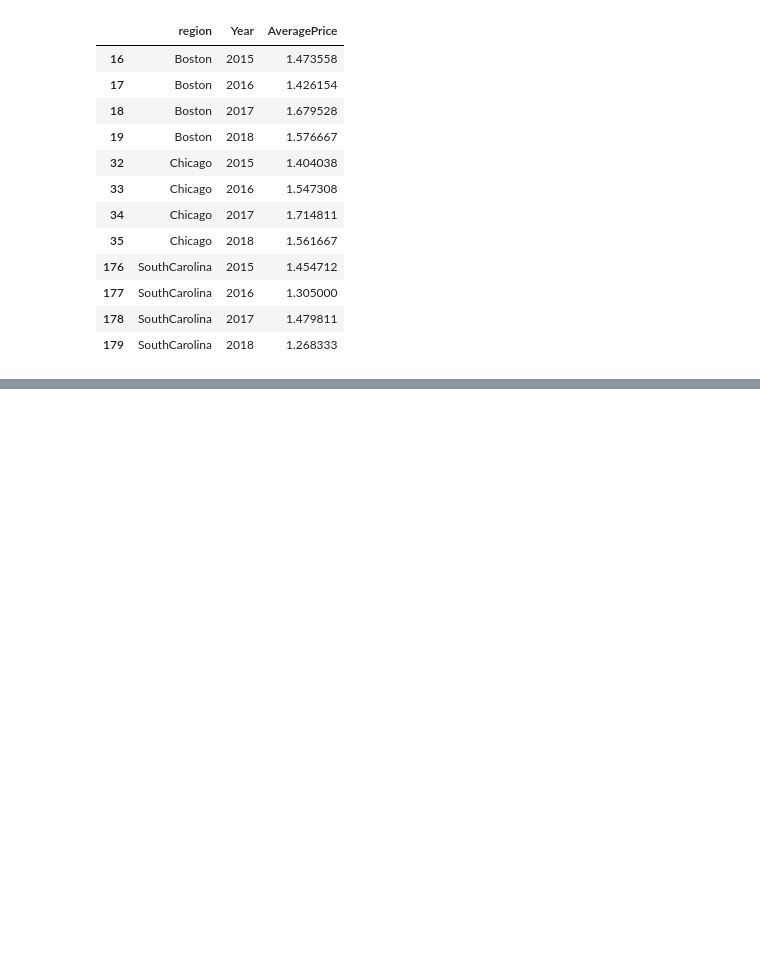
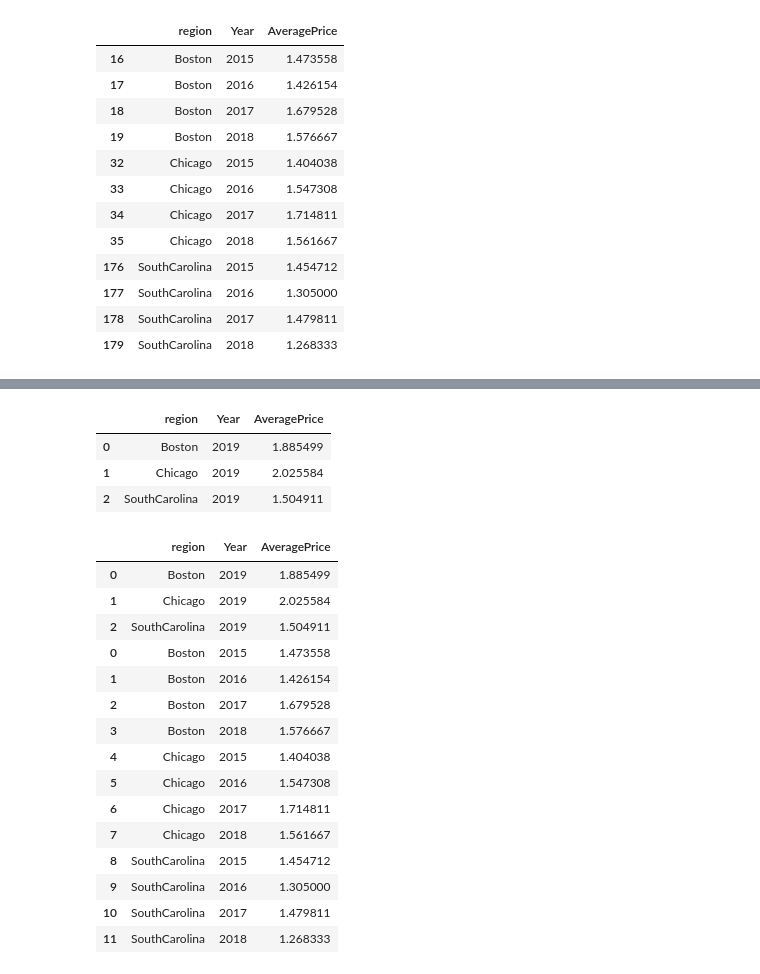
Before and after one commit to vanessafveiga7/Final-Project-Solo2, a Jupyter notebook: Assignments/Avocados.ipynb, the cells around one changed output, grey strips where cells are left out. Drawn from its saved outputs; the diff is of its cells as text; code cells hidden in the pictures; blank space fills up the shorter version.

```diff
--- a/Assignments/Avocados.ipynb
+++ b/Assignments/Avocados.ipynb
@@ -447,0 +478,39 @@ predictions.to_csv('../Data/predictions.csv', index=False)
+# %%
+#saving to a new df just in case I need to correct something, I want to add the predictions and the original data together to form a line graph.
+lineGraph = predictions_df
+# %%
+#renaming the columns so they all say the same thing
+lineGraph = lineGraph.rename(columns={'Region':'region', 'Predicted_Price':'AveragePrice'})
+# %%
+#checking
+lineGraph
+# %% [output]
+|  | region | Year | AveragePrice |
+| 0 | Boston | 2019 | 1.885499 |
+| 1 | Chicago | 2019 | 2.025584 |
+| 2 | SouthCarolina | 2019 | 1.504911 |
+# %%
+#adding together for concat
+lineGraph1 = [lineGraph, result_df1]
+# %%
+lineGraphFinal = pd.concat(lineGraph1)
+# %%
+#voila
+lineGraphFinal
+# %% [output]
+|  | region | Year | AveragePrice |
+| 0 | Boston | 2019 | 1.885499 |
+| 1 | Chicago | 2019 | 2.025584 |
+| 2 | SouthCarolina | 2019 | 1.504911 |
+| 0 | Boston | 2015 | 1.473558 |
+| 1 | Boston | 2016 | 1.426154 |
+| 2 | Boston | 2017 | 1.679528 |
+| 3 | Boston | 2018 | 1.576667 |
+| 4 | Chicago | 2015 | 1.404038 |
+| 5 | Chicago | 2016 | 1.547308 |
+| 6 | Chicago | 2017 | 1.714811 |
+| 7 | Chicago | 2018 | 1.561667 |
+| 8 | SouthCarolina | 2015 | 1.454712 |
+| 9 | SouthCarolina | 2016 | 1.305000 |
+| 10 | SouthCarolina | 2017 | 1.479811 |
+| 11 | SouthCarolina | 2018 | 1.268333 |
```
Also changed, not shown: parts of 8 cells of this notebook, 7 other files.
